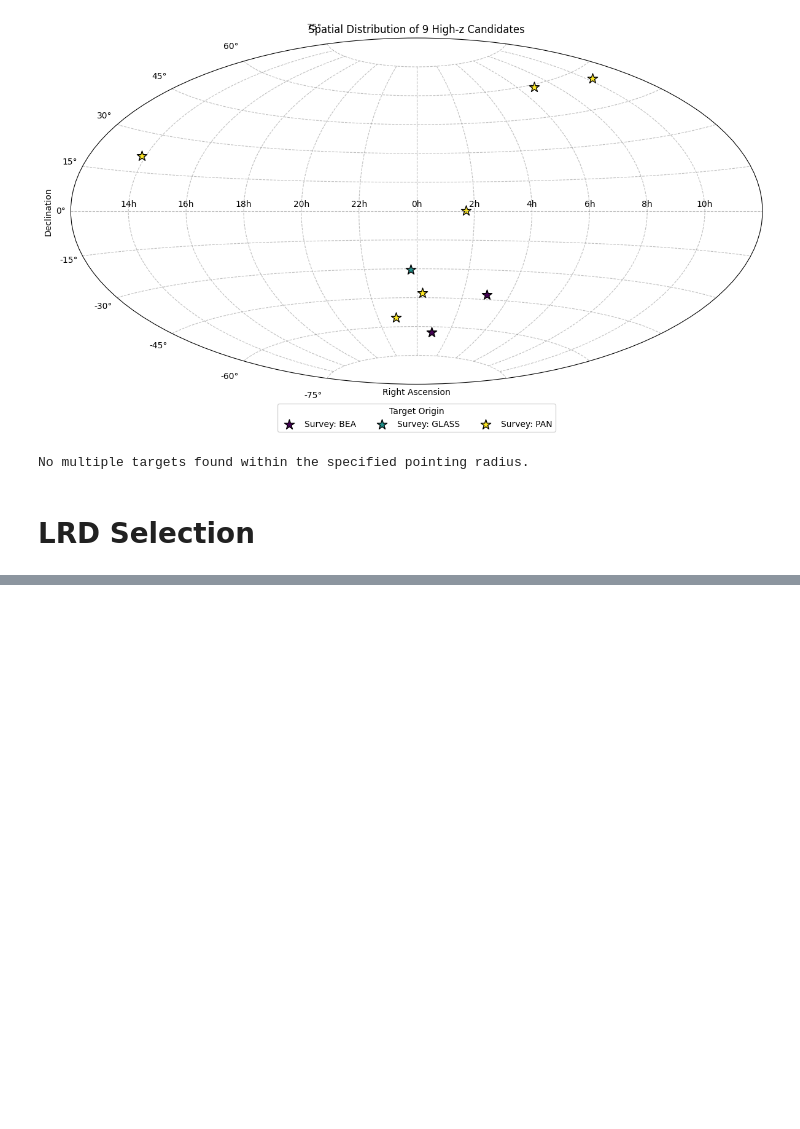
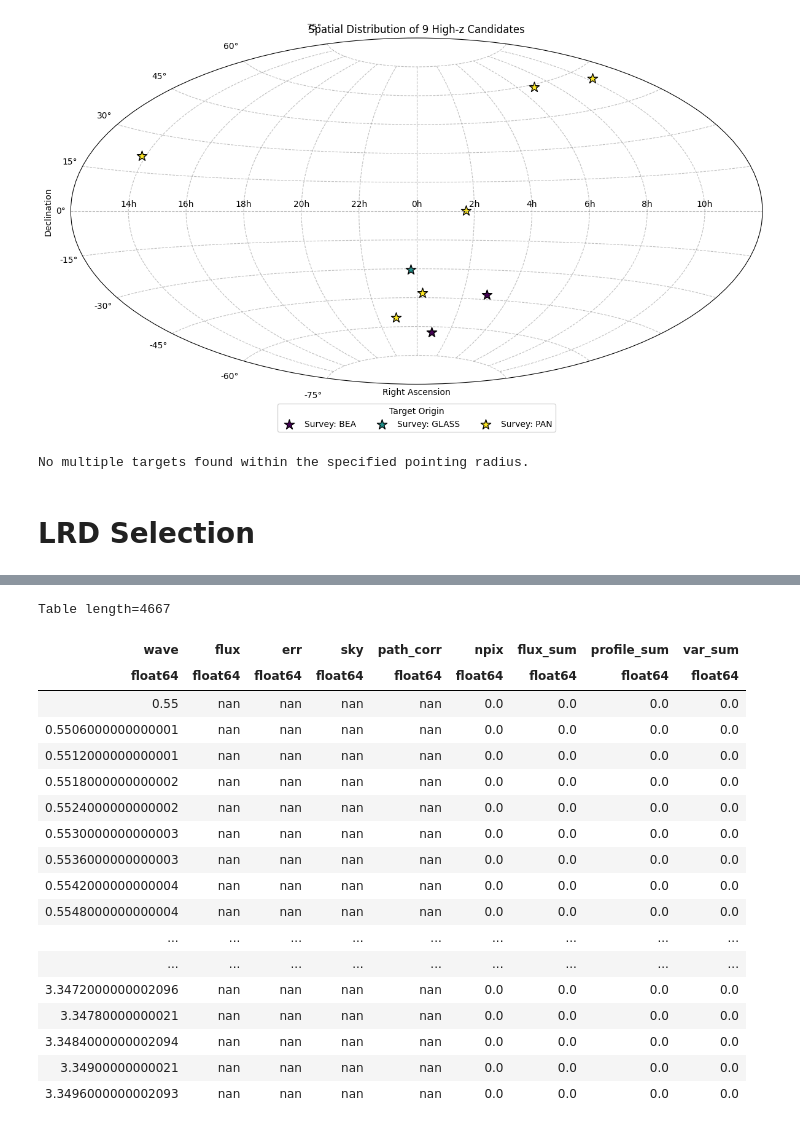
Before and after one commit to sfremy/my-eazy-jwst, a Jupyter notebook: scripts/lrdselect.ipynb, the cells around one changed output, grey strips where cells are left out. Cells and saved outputs as stored; diff of their text form; code cells hidden in the pictures; blank space fills up the shorter version.

```diff
--- a/scripts/lrdselect.ipynb
+++ b/scripts/lrdselect.ipynb
@@ -156,0 +253,6 @@ No multiple targets found within the specified pointing radius.
+# %%
+li_spectra = Table.read('../lrd_data/deGraaff2025_lrds_withdups_blackbody_eline_fits.fits')
+print(len(li_spectra), "sources in de Graaff (2025) LRD catalog")
+
+li_spectra_highz = li_spectra[li_spectra['zspec'] > 6.9]
+print(len(li_spectra_highz), "high-redshift sources (z > 6.9)")
@@ -156,0 +1158,25 @@ No multiple targets found within the specified pointing radius.
+# %%
+with fits.open('https://s3.amazonaws.com/msaexp-nirspec/extractions/gdn-fujimoto-v4/gdn-fujimoto-v4_g140m-f070lp_4762_33609.spec.fits') as hdul:
+    spec_data = Table(hdul['SPEC1D'].data)
+
+spec_data
+# %% [output]
+Table length=4667
+| wave | flux | err | sky | path_corr | npix | flux_sum | profile_sum | var_sum |
+| float64 | float64 | float64 | float64 | float64 | float64 | float64 | float64 | float64 |
+| 0.55 | nan | nan | nan | nan | 0.0 | 0.0 | 0.0 | 0.0 |
+| 0.5506000000000001 | nan | nan | nan | nan | 0.0 | 0.0 | 0.0 | 0.0 |
+| 0.5512000000000001 | nan | nan | nan | nan | 0.0 | 0.0 | 0.0 | 0.0 |
+| 0.5518000000000002 | nan | nan | nan | nan | 0.0 | 0.0 | 0.0 | 0.0 |
+| 0.5524000000000002 | nan | nan | nan | nan | 0.0 | 0.0 | 0.0 | 0.0 |
+| 0.5530000000000003 | nan | nan | nan | nan | 0.0 | 0.0 | 0.0 | 0.0 |
+| 0.5536000000000003 | nan | nan | nan | nan | 0.0 | 0.0 | 0.0 | 0.0 |
+| 0.5542000000000004 | nan | nan | nan | nan | 0.0 | 0.0 | 0.0 | 0.0 |
+| 0.5548000000000004 | nan | nan | nan | nan | 0.0 | 0.0 | 0.0 | 0.0 |
+| ... | ... | ... | ... | ... | ... | ... | ... | ... |
+| ... | ... | ... | ... | ... | ... | ... | ... | ... |
+| 3.3472000000002096 | nan | nan | nan | nan | 0.0 | 0.0 | 0.0 | 0.0 |
+| 3.34780000000021 | nan | nan | nan | nan | 0.0 | 0.0 | 0.0 | 0.0 |
+| 3.3484000000002094 | nan | nan | nan | nan | 0.0 | 0.0 | 0.0 | 0.0 |
+| 3.34900000000021 | nan | nan | nan | nan | 0.0 | 0.0 | 0.0 | 0.0 |
+| 3.3496000000002093 | nan | nan | nan | nan | 0.0 | 0.0 | 0.0 | 0.0 |
```
Also changed, not shown: parts of 17 cells of this notebook, 2 other files.
